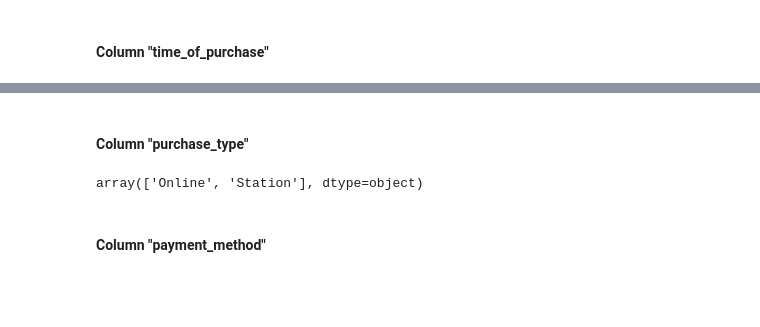
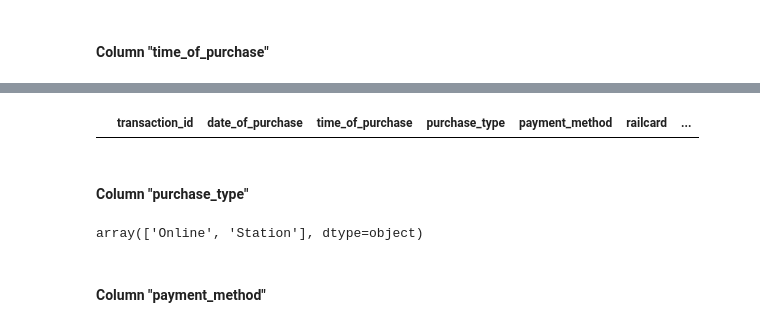
Before and after one commit to Mohamed-Ibrahim810/Railway_Data_System, a Jupyter notebook: scripts/data_cleaning/railway_cleaning.ipynb, the cells around one changed output, grey strips where cells are left out. Saved outputs shown, nothing was run; the diff lists cells and outputs as text; code cells hidden in the pictures; blank space fills up the shorter version.

```diff
--- a/scripts/data_cleaning/railway_cleaning.ipynb
+++ b/scripts/data_cleaning/railway_cleaning.ipynb
@@ -156,3 +158,8 @@ Series([], Name: time_of_purchase, dtype: object)
+# %%
+# check for illogical purchase time
+df.loc[(df['date_of_purchase'] == df['date_of_journey']) & (df['time_of_purchase'] > df['departure_time'])]
+# %% [output]
+|  | transaction_id | date_of_purchase | time_of_purchase | purchase_type | payment_method | railcard | ... |
 # %% [markdown]
 #### Column "purchase_type"
 # %%
```
Also changed, not shown: parts of 30 cells of this notebook.
